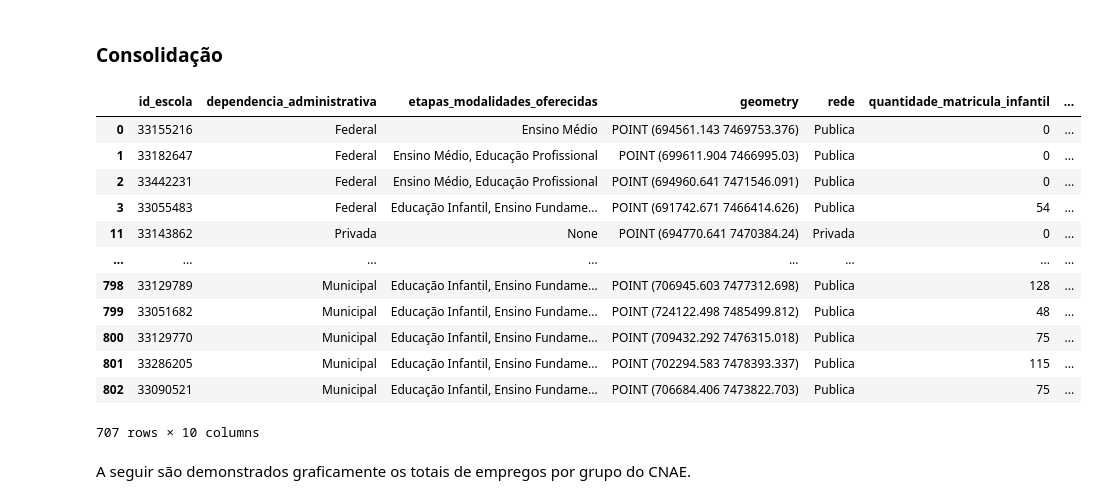
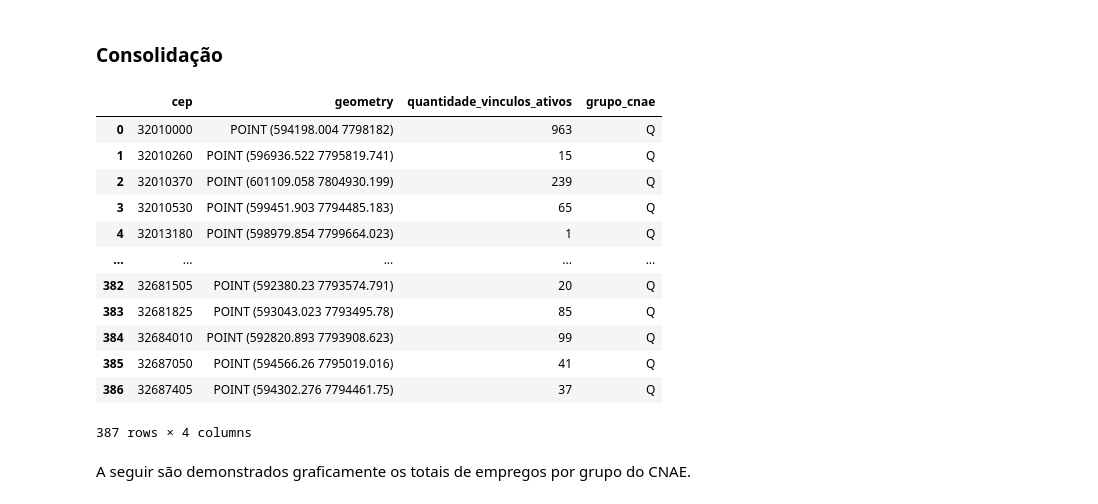
Before and after one commit to redemobGIT/roda, a Jupyter notebook: scripts/rais.ipynb, the cells around one changed output. Cells and saved outputs as stored; diff of their text form; code cells hidden in the pictures.

```diff
--- a/scripts/rais.ipynb
+++ b/scripts/rais.ipynb
@@ -38,7 +38,8 @@ from getpass import getpass
 # Forneça código do IBGE da cidade, ou lista de códigos
 # se quiser cidades vizinhas. P. ex.:
 # ibge_id = 3303302 -> Niterói
-ibge_id = [3303302, 3304904, 3301900] # Niterói, São Gonçalo, Itaboraí
+#ibge_id = [3303302, 3304904, 3301900] # Niterói, São Gonçalo, Itaboraí
+ibge_id = [3118601, 3106705]
 
 # Chave de API do Google Cloud Platform
 gcloud_id = getpass("Chave de API do Google Cloud Platform: ")
@@ -364,7 +365,7 @@ ceps = gpd.GeoDataFrame(
     ceps,
     crs=4674,
     geometry=gpd.GeoSeries.from_wkt(ceps.centroide)
-    )
+    ).to_crs(crs).drop(columns='centroide')
 # %%
 rais = ceps.merge(rais)
 # %% [markdown]
@@ -581,29 +620,39 @@ cnes = (
     )
 )
 # %%
-cnes = ceps.drop(columns='centroide').merge(
+cnes = ceps.merge(
     cnes,
     on='cep',
     how='inner',
 )
+# %%
+cnes = (
+    cnes
+    .dissolve('cep', aggfunc={'quantidade_trabalhadores_saude': 'sum'})
+    .assign(
+        grupo_cnae='Q',
+        )
+    .rename(columns={'quantidade_trabalhadores_saude': 'quantidade_vinculos_ativos'})
+    .reset_index()
+    )
 # %% [markdown]
 ### Consolidação
 # %%
-schools
+cnes
 # %% [output]
-|  | id_escola | dependencia_administrativa | etapas_modalidades_oferecidas | geometry | rede | quantidade_matricula_infantil | ... |
-| 0 | 33155216 | Federal | Ensino Médio | POINT (694561.143 7469753.376) | Publica | 0 | ... |
-| 1 | 33182647 | Federal | Ensino Médio, Educação Profissional | POINT (699611.904 7466995.03) | Publica | 0 | ... |
-| 2 | 33442231 | Federal | Ensino Médio, Educação Profissional | POINT (694960.641 7471546.091) | Publica | 0 | ... |
-| 3 | 33055483 | Federal | Educação Infantil, Ensino Fundame... | POINT (691742.671 7466414.626) | Publica | 54 | ... |
-| 11 | 33143862 | Privada | None | POINT (694770.641 7470384.24) | Privada | 0 | ... |
-| ... | ... | ... | ... | ... | ... | ... | ... |
-| 798 | 33129789 | Municipal | Educação Infantil, Ensino Fundame... | POINT (706945.603 7477312.698) | Publica | 128 | ... |
-| 799 | 33051682 | Municipal | Educação Infantil, Ensino Fundame... | POINT (724122.498 7485499.812) | Publica | 48 | ... |
-| 800 | 33129770 | Municipal | Educação Infantil, Ensino Fundame... | POINT (709432.292 7476315.018) | Publica | 75 | ... |
-| 801 | 33286205 | Municipal | Educação Infantil, Ensino Fundame... | POINT (702294.583 7478393.337) | Publica | 115 | ... |
-| 802 | 33090521 | Municipal | Educação Infantil, Ensino Fundame... | POINT (706684.406 7473822.703) | Publica | 75 | ... |
+|  | cep | geometry | quantidade_vinculos_ativos | grupo_cnae |
+| 0 | 32010000 | POINT (594198.004 7798182) | 963 | Q |
+| 1 | 32010260 | POINT (596936.522 7795819.741) | 15 | Q |
+| 2 | 32010370 | POINT (601109.058 7804930.199) | 239 | Q |
+| 3 | 32010530 | POINT (599451.903 7794485.183) | 65 | Q |
+| 4 | 32013180 | POINT (598979.854 7799664.023) | 1 | Q |
+| ... | ... | ... | ... | ... |
+| 382 | 32681505 | POINT (592380.23 7793574.791) | 20 | Q |
+| 383 | 32681825 | POINT (593043.023 7793495.78) | 85 | Q |
+| 384 | 32684010 | POINT (592820.893 7793908.623) | 99 | Q |
+| 385 | 32687050 | POINT (594566.26 7795019.016) | 41 | Q |
+| 386 | 32687405 | POINT (594302.276 7794461.75) | 37 | Q |
-707 rows × 10 columns
+387 rows × 4 columns
 # %% [markdown]
 A seguir são demonstrados graficamente os totais de empregos por grupo do CNAE.
 # %%
```
Also changed, not shown: parts of 4 cells of this notebook, 8 other files.
